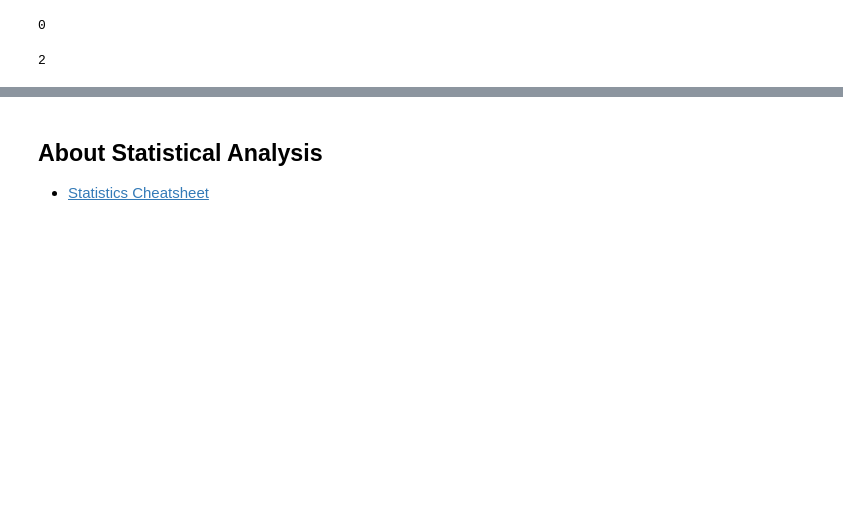
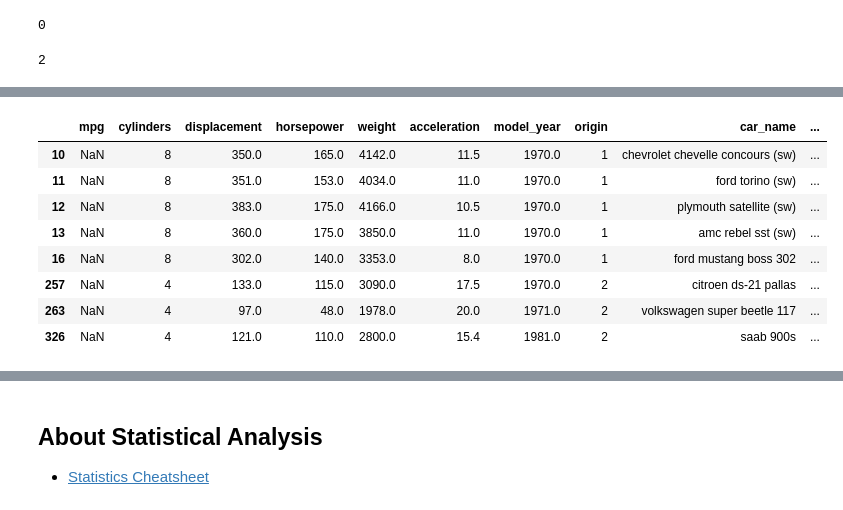
Before and after one commit to IT4063C/IT4063C.github.io, a Jupyter notebook: content/course-notes/6.eda/index.ipynb, the cells around one changed output, grey strips where cells are left out. Cells and saved outputs as stored; diff of their text form; code cells hidden in the pictures; blank space fills up the shorter version.

```diff
--- a/content/course-notes/6.eda/index.ipynb
+++ b/content/course-notes/6.eda/index.ipynb
@@ -390,0 +438,14 @@ Let's do some examples of data cleaning.
+# %%
+# Looks like we have  8 missing values in the mpg column and 6 missing values in the horsepower column
+# Let's see what those rows look like
+auto_mpg_df[auto_mpg_df['mpg'].isnull()]
+# %% [output]
+|  | mpg | cylinders | displacement | horsepower | weight | acceleration | model_year | origin | car_name | ... |
+| 10 | NaN | 8 | 350.0 | 165.0 | 4142.0 | 11.5 | 1970.0 | 1 | chevrolet chevelle concours (sw) | ... |
+| 11 | NaN | 8 | 351.0 | 153.0 | 4034.0 | 11.0 | 1970.0 | 1 | ford torino (sw) | ... |
+| 12 | NaN | 8 | 383.0 | 175.0 | 4166.0 | 10.5 | 1970.0 | 1 | plymouth satellite (sw) | ... |
+| 13 | NaN | 8 | 360.0 | 175.0 | 3850.0 | 11.0 | 1970.0 | 1 | amc rebel sst (sw) | ... |
+| 16 | NaN | 8 | 302.0 | 140.0 | 3353.0 | 8.0 | 1970.0 | 1 | ford mustang boss 302 | ... |
+| 257 | NaN | 4 | 133.0 | 115.0 | 3090.0 | 17.5 | 1970.0 | 2 | citroen ds-21 pallas | ... |
+| 263 | NaN | 4 | 97.0 | 48.0 | 1978.0 | 20.0 | 1971.0 | 2 | volkswagen super beetle 117 | ... |
+| 326 | NaN | 4 | 121.0 | 110.0 | 2800.0 | 15.4 | 1981.0 | 2 | saab 900s | ... |
```
Also changed, not shown: parts of 49 cells of this notebook, 10 other files.
